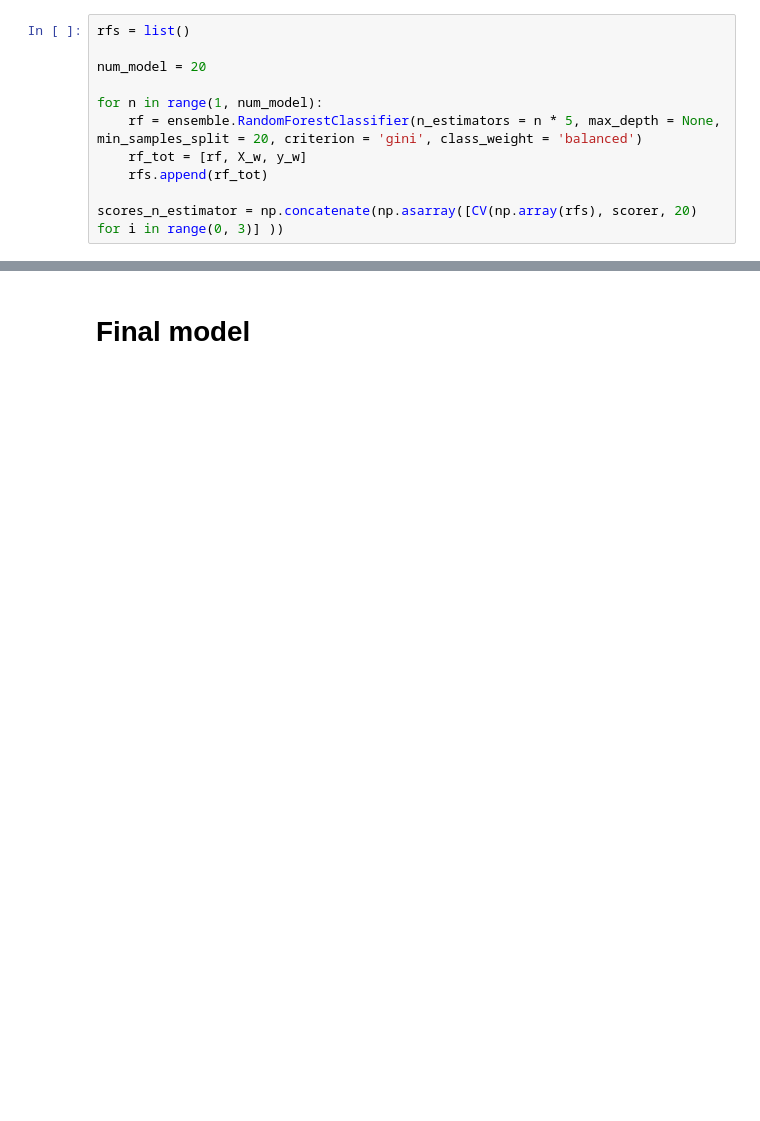
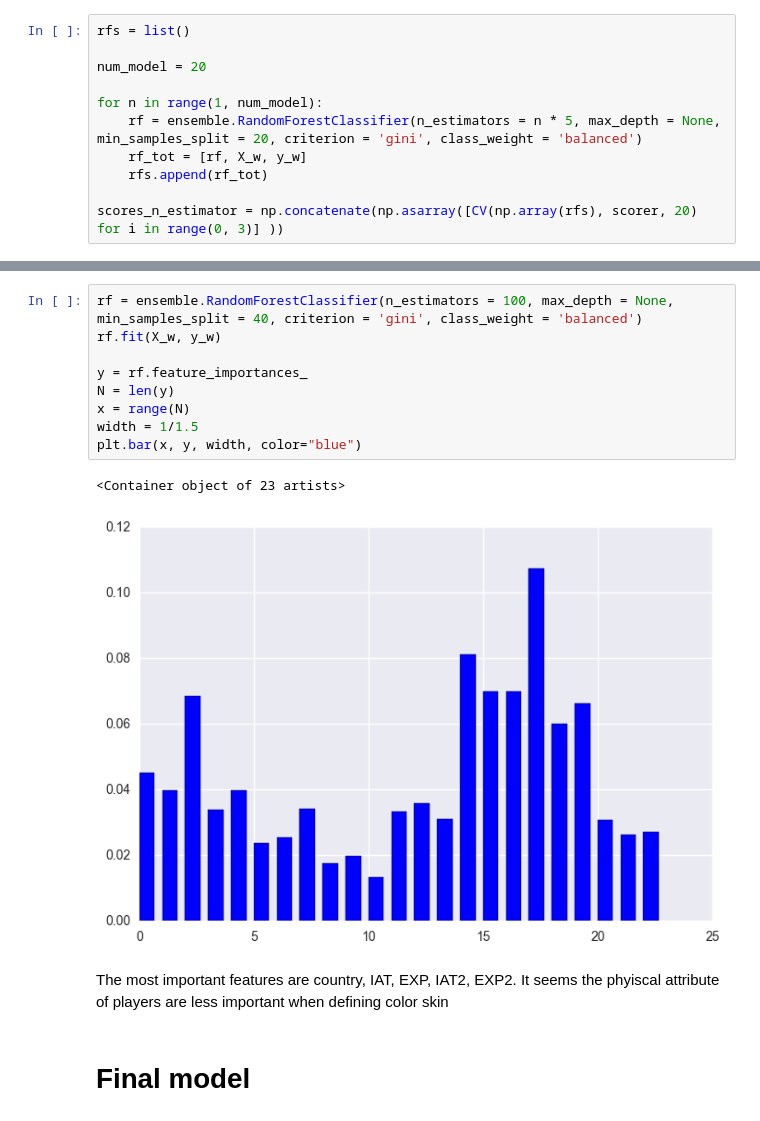
Before and after one commit to mgoretti/ada, a Jupyter notebook: 04 - Applied ML/HW4.ipynb, the cells around one changed output, grey strips where cells are left out. Drawn from its saved outputs; the diff is of its cells as text; blank space fills up the shorter version.

```diff
--- a/04 - Applied ML/HW4.ipynb
+++ b/04 - Applied ML/HW4.ipynb
@@ -463,3 +455,17 @@ plt.ylabel('score')
+# %%
+rf = ensemble.RandomForestClassifier(n_estimators = 100, max_depth = None, min_samples_split = 40, criterion = 'gini', class_weight = 'balanced')
+rf.fit(X_w, y_w)
+
+y = rf.feature_importances_
+N = len(y)
+x = range(N)
+width = 1/1.5
+plt.bar(x, y, width, color="blue")
+# %% [output]
+<Container object of 23 artists>
+[figure, added]
+# %% [markdown]
+The most important features are country, IAT, EXP, IAT2, EXP2. It seems the phyiscal attribute of players are less important when defining color skin
 # %% [markdown]
 # Final model
 # %%
```
Also changed, not shown: parts of 29 cells of this notebook.
